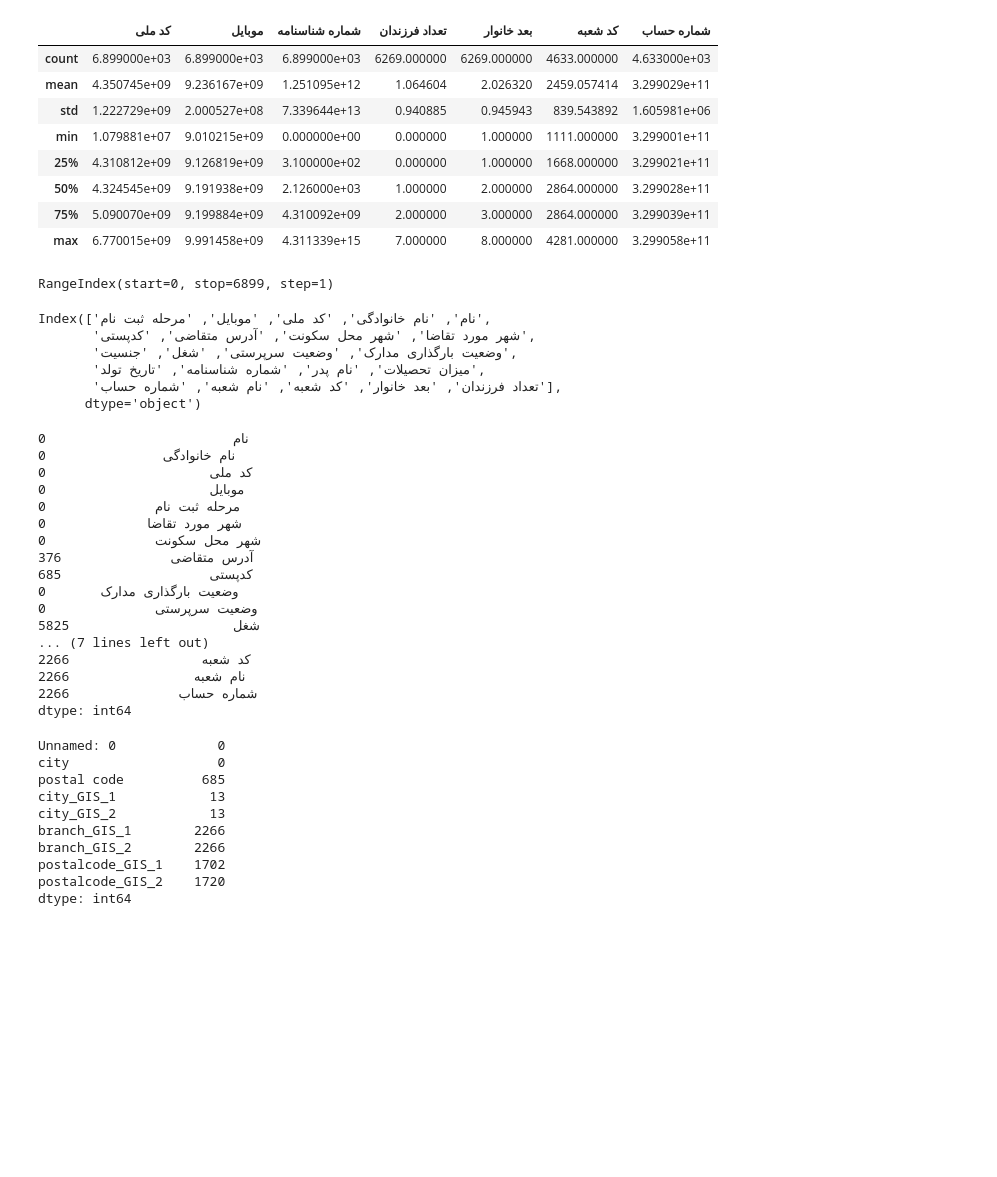
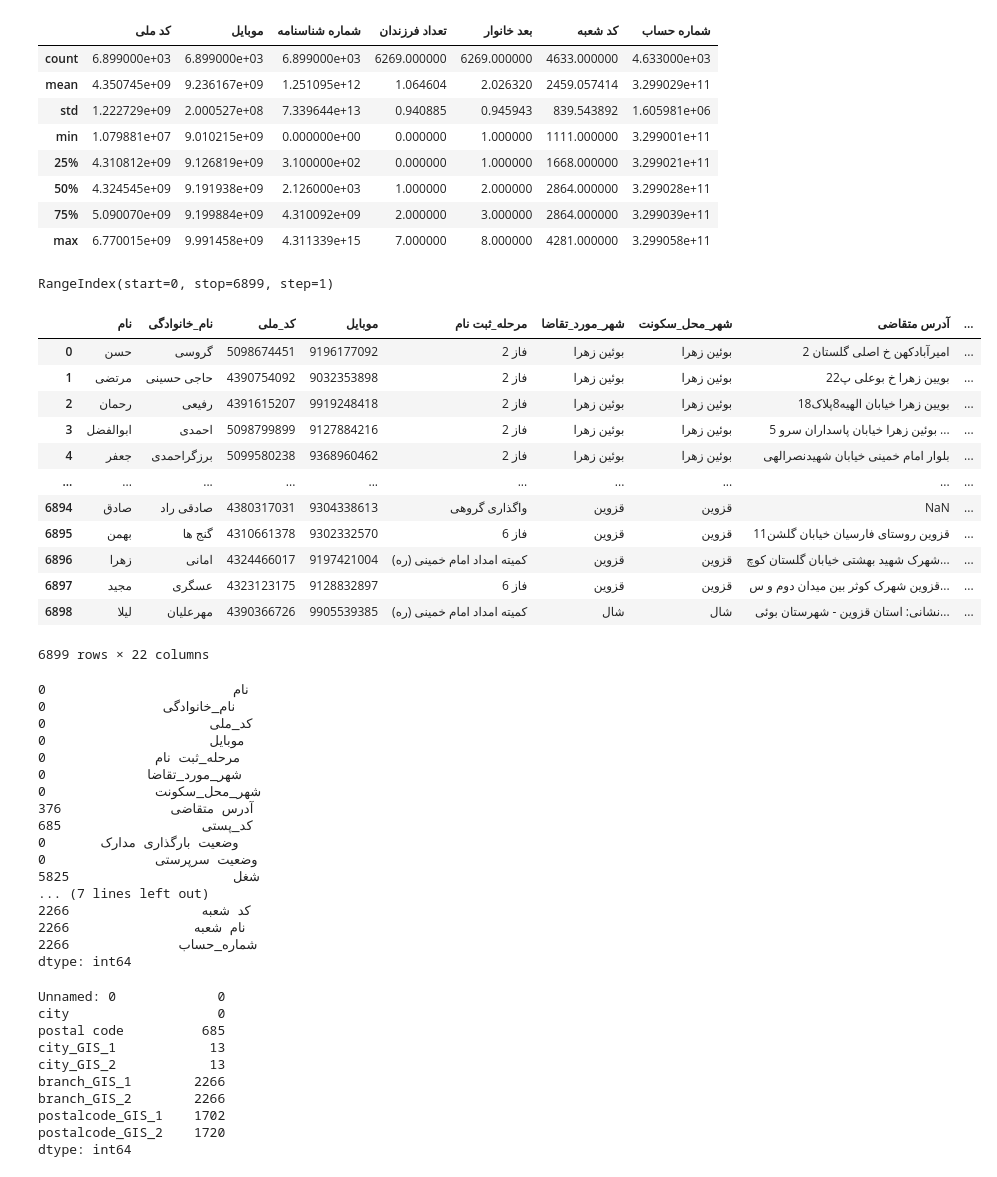
Before and after one commit to mmortazavi/ml_demystified, a Jupyter notebook: projects/gis/maryamaf_gis.ipynb, the cells around one changed output. Cells and saved outputs as stored; diff of their text form; code cells hidden in the pictures; blank space fills up the shorter version.

```diff
--- a/projects/gis/maryamaf_gis.ipynb
+++ b/projects/gis/maryamaf_gis.ipynb
@@ -91,36 +91,49 @@ df.describe()
 | 50% | 4.324545e+09 | 9.191938e+09 | 2.126000e+03 | 1.000000 | 2.000000 | 2864.000000 | 3.299028e+11 |
 | 75% | 5.090070e+09 | 9.199884e+09 | 4.310092e+09 | 2.000000 | 3.000000 | 2864.000000 | 3.299039e+11 |
 | max | 6.770015e+09 | 9.991458e+09 | 4.311339e+15 | 7.000000 | 8.000000 | 4281.000000 | 3.299058e+11 |
-# %%
-print(df.index)
-df.columns
-# %% [output]
-RangeIndex(start=0, stop=6899, step=1)
-Index(['نام', 'نام خانوادگی', 'کد ملی', 'موبایل', 'مرحله ثبت نام',
-       'شهر مورد تقاضا', 'شهر محل سکونت', 'آدرس متقاضی', 'کدپستی',
-       'وضعیت بارگذاری مدارک', 'وضعیت سرپرستی', 'شغل', 'جنسیت',
-       'میزان تحصیلات', 'نام پدر', 'شماره شناسنامه', 'تاریخ تولد',
-       'تعداد فرزندان', 'بعد خانوار', 'کد شعبه', 'نام شعبه', 'شماره حساب'],
-      dtype='object')
+# %%
+print(df.index)
+df.columns=['نام', 'نام_خانوادگی', 'کد_ملی', 'موبایل', 'مرحله_ثبت نام',
+       'شهر_مورد_تقاضا', 'شهر_محل_سکونت', 'آدرس متقاضی', 'کد_پستی',
+       'وضعیت بارگذاری مدارک', 'وضعیت سرپرستی', 'شغل', 'جنسیت',
+       'میزان تحصیلات', 'نام پدر', 'شماره شناسنامه', 'تاریخ تولد',
+       'تعداد فرزندان', 'بعد خانوار', 'کد شعبه', 'نام شعبه','شماره_حساب']
+
+df
+# %% [output]
+RangeIndex(start=0, stop=6899, step=1)
+|  | نام | نام_خانوادگی | کد_ملی | موبایل | مرحله_ثبت نام | شهر_مورد_تقاضا | شهر_محل_سکونت | آدرس متقاضی | ... |
+| 0 | حسن | گروسی | 5098674451 | 9196177092 | فاز 2 | بوئین زهرا | بوئین زهرا | امیرآبادکهن خ اصلی گلستان 2 | ... |
+| 1 | مرتضی | حاجی حسینی | 4390754092 | 9032353898 | فاز 2 | بوئین زهرا | بوئین زهرا | بویین زهرا خ بوعلی پ22 | ... |
+| 2 | رحمان | رفیعی | 4391615207 | 9919248418 | فاز 2 | بوئین زهرا | بوئین زهرا | بویین زهرا خیابان الهیه8پلاک18 | ... |
+| 3 | ابوالفضل | احمدی | 5098799899 | 9127884216 | فاز 2 | بوئین زهرا | بوئین زهرا | بوئین زهرا خیابان پاسداران سرو 5 ... | ... |
+| 4 | جعفر | برزگراحمدی | 5099580238 | 9368960462 | فاز 2 | بوئین زهرا | بوئین زهرا | بلوار امام خمینی خیابان شهیدنصرالهی | ... |
+| ... | ... | ... | ... | ... | ... | ... | ... | ... | ... |
+| 6894 | صادق | صادقی راد | 4380317031 | 9304338613 | واگذاری گروهی | قزوین | قزوین | NaN | ... |
+| 6895 | بهمن | گنج ها | 4310661378 | 9302332570 | فاز 6 | قزوین | قزوین | قزوین روستای فارسیان خیابان گلشن11 | ... |
+| 6896 | زهرا | امانی | 4324466017 | 9197421004 | کمیته امداد امام خمینی (ره) | قزوین | قزوین | شهرک شهید بهشتی خیابان گلستان کوچ... | ... |
+| 6897 | مجید | عسگری | 4323123175 | 9128832897 | فاز 6 | قزوین | قزوین | قزوین شهرک کوثر بین میدان دوم و س... | ... |
+| 6898 | لیلا | مهرعلیان | 4390366726 | 9905539385 | کمیته امداد امام خمینی (ره) | شال | شال | نشانی: استان قزوین - شهرستان بوئی... | ... |
+6899 rows × 22 columns
 # %%
 df.isnull().sum()
 # %% [output]
 نام                        0
-نام خانوادگی               0
-کد ملی                     0
+نام_خانوادگی               0
+کد_ملی                     0
 موبایل                     0
-مرحله ثبت نام              0
-شهر مورد تقاضا             0
-شهر محل سکونت              0
+مرحله_ثبت نام              0
+شهر_مورد_تقاضا             0
+شهر_محل_سکونت              0
 آدرس متقاضی              376
-کدپستی                   685
+کد_پستی                  685
 وضعیت بارگذاری مدارک       0
 وضعیت سرپرستی              0
 شغل                     5825
 ... (7 lines left out)
 کد شعبه                 2266
 نام شعبه                2266
-شماره حساب              2266
+شماره_حساب              2266
 dtype: int64
 # %%
 df_cor.isnull().sum()
```
Also changed, not shown: parts of 4 cells of this notebook.
